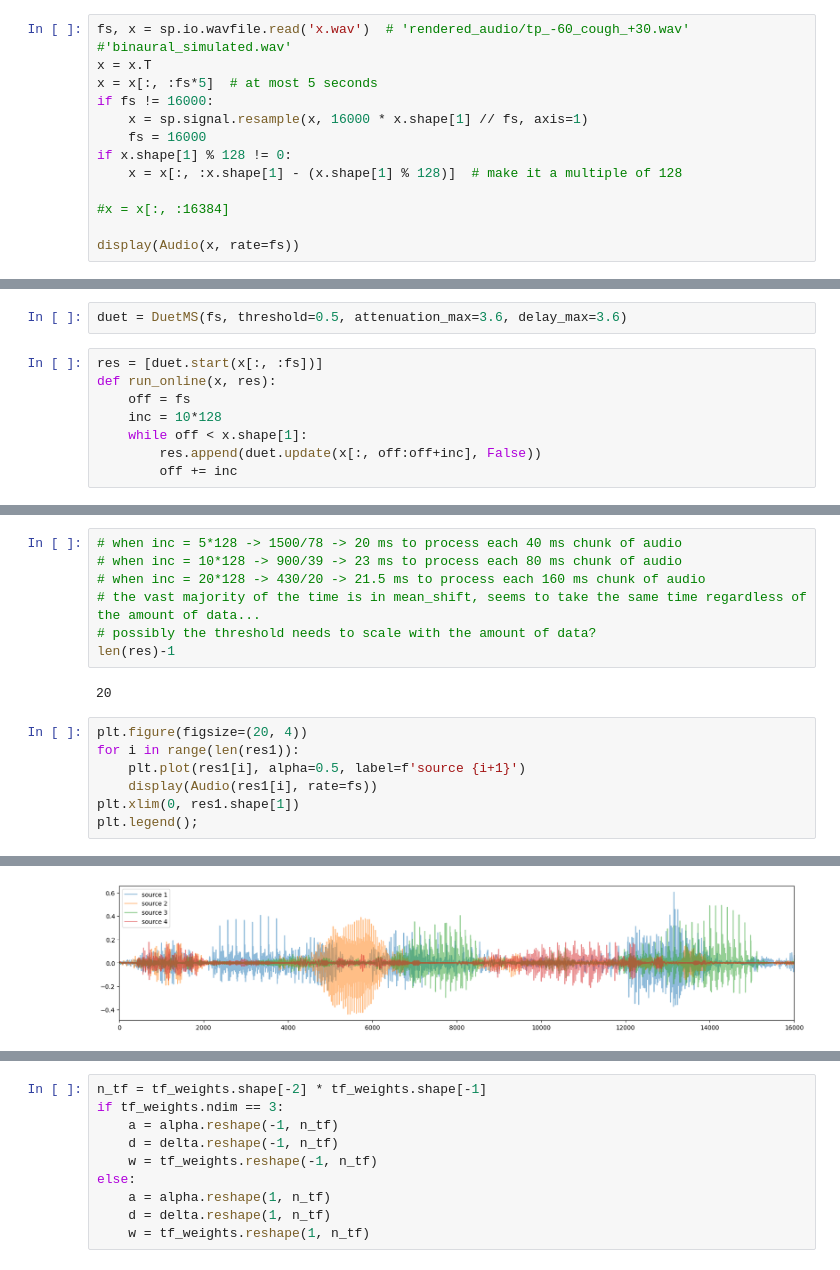
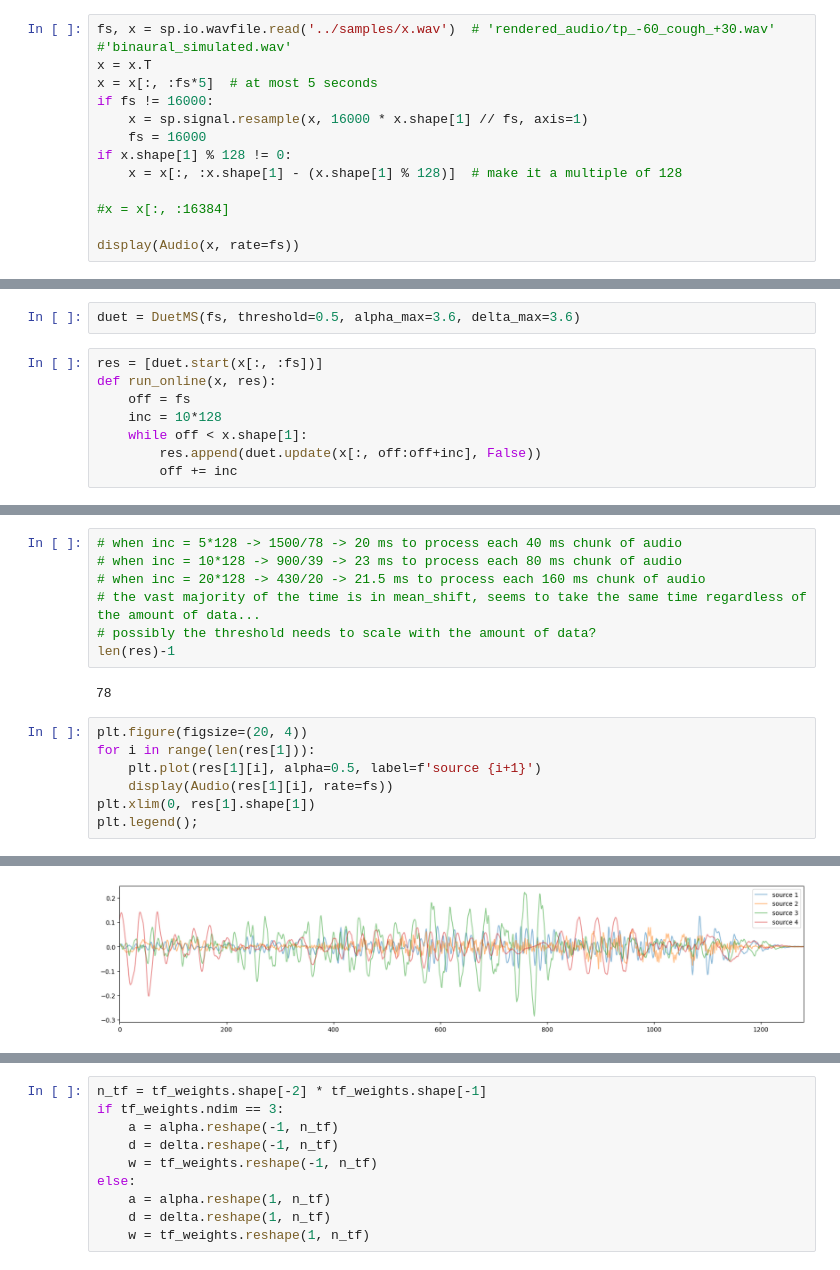
Before and after one commit to MoravianUniversity/duet, a Jupyter notebook: python/mean-shift.ipynb, the cells around one changed output, grey strips where cells are left out. Cells and saved outputs as stored; diff of their text form.

```diff
--- a/python/mean-shift.ipynb
+++ b/python/mean-shift.ipynb
@@ -116,7 +116,7 @@ bandwidth_min = np.min(bandwidth)
 # %%
 from duet_ms import DuetMS
 # %%
-fs, x = sp.io.wavfile.read('x.wav')  # 'rendered_audio/tp_-60_cough_+30.wav'  #'binaural_simulated.wav'
+fs, x = sp.io.wavfile.read('../samples/x.wav')  # 'rendered_audio/tp_-60_cough_+30.wav'  #'binaural_simulated.wav'
 x = x.T
 x = x[:, :fs*5]  # at most 5 seconds
 if fs != 16000:
@@ -131,7 +131,7 @@ display(Audio(x, rate=fs))
 # %% [output]
 [interactive output not drawn]
 # %%
-duet = DuetMS(fs, threshold=0.5, attenuation_max=3.6, delay_max=3.6)
+duet = DuetMS(fs, threshold=0.5, alpha_max=3.6, delta_max=3.6)
 # %%
 res = [duet.start(x[:, :fs])]
 def run_online(x, res):
@@ -174,19 +174,19 @@ Line #      Hits         Time  Per Hit   % Time  Line Contents
 # possibly the threshold needs to scale with the amount of data?
 len(res)-1
 # %% [output]
-20
+78
 # %%
 plt.figure(figsize=(20, 4))
-for i in range(len(res1)):
-    plt.plot(res1[i], alpha=0.5, label=f'source {i+1}')
-    display(Audio(res1[i], rate=fs))
-plt.xlim(0, res1.shape[1])
+for i in range(len(res[1])):
+    plt.plot(res[1][i], alpha=0.5, label=f'source {i+1}')
+    display(Audio(res[1][i], rate=fs))
+plt.xlim(0, res[1].shape[1])
 plt.legend();
 # %% [output]
 [interactive output not drawn]
 [interactive output not drawn]
 [interactive output not drawn]
 [interactive output not drawn]
-[figure, old version]
+[figure, new version]
 # %%
 plt.figure(figsize=(20, 4))
```
Also changed, not shown: parts of 5 cells of this notebook, 1 other file.
